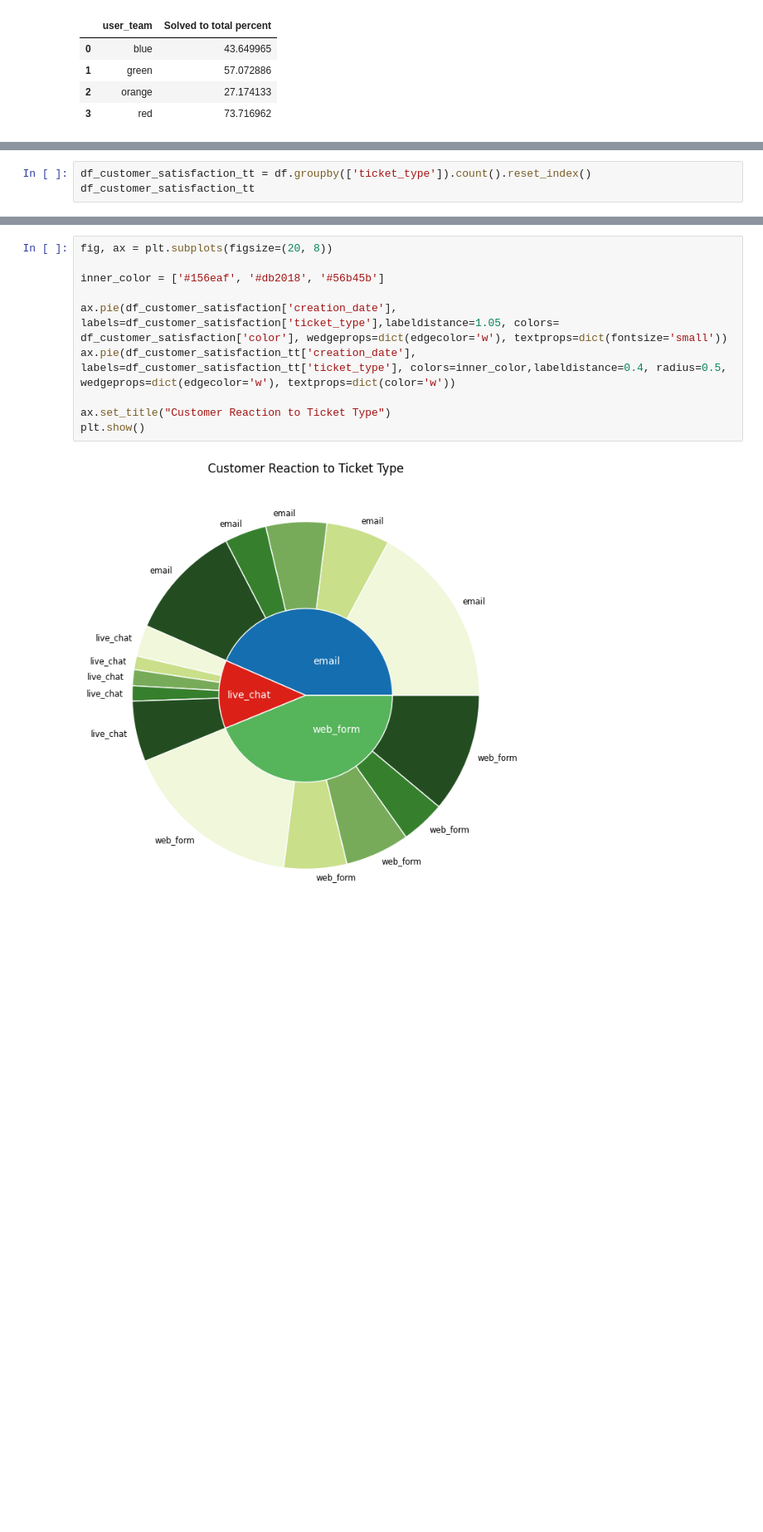
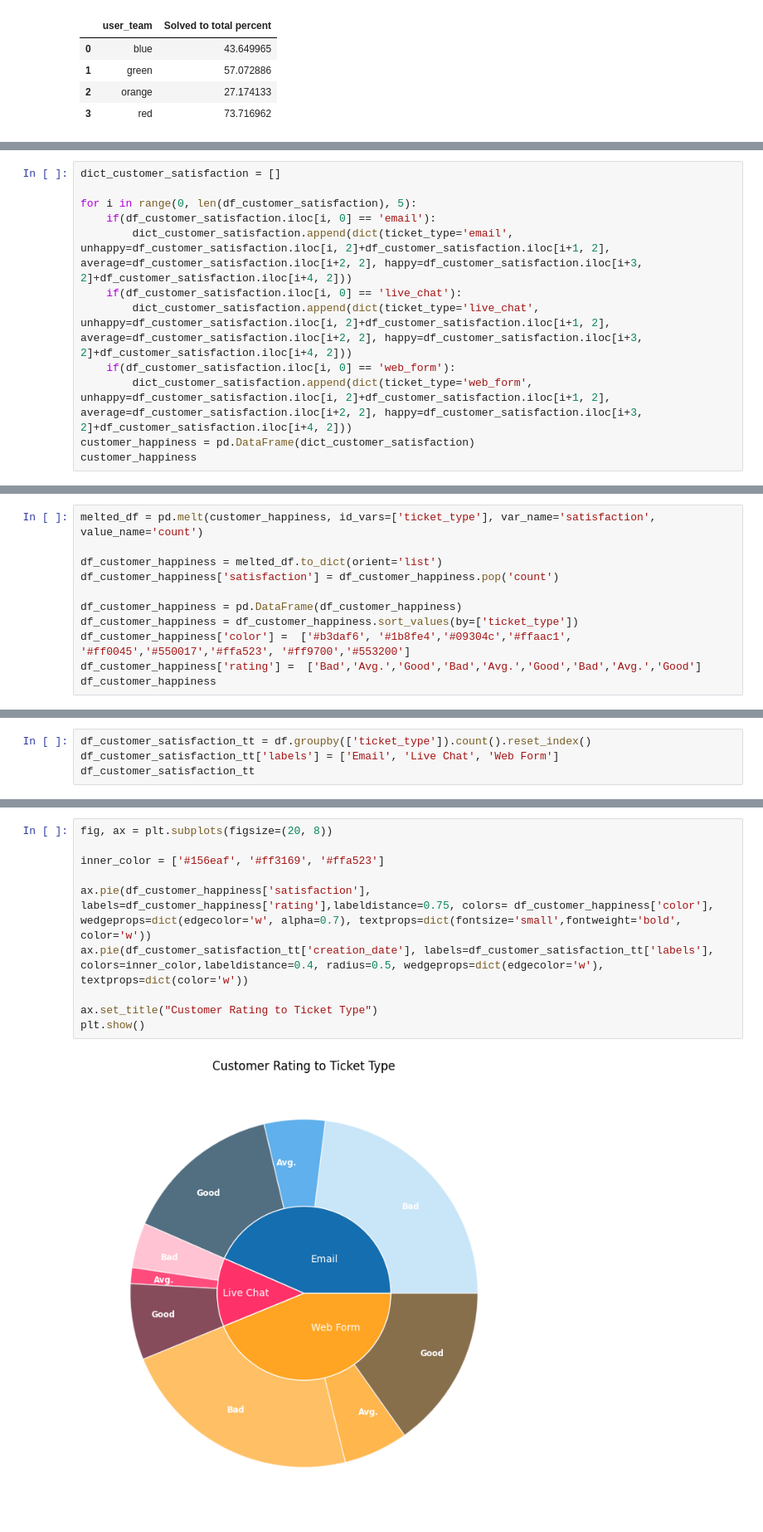
Before and after one commit to hiimani28/DVproject1, a Jupyter notebook: eda.ipynb, the cells around one changed output, grey strips where cells are left out. Shown at 83% size. Drawn from its saved outputs; the diff is of its cells as text; blank space fills up the shorter version.

```diff
--- a/eda.ipynb
+++ b/eda.ipynb
@@ -590,0 +599,12 @@ df_customer_satisfaction
+# %%
+dict_customer_satisfaction = []
+
+for i in range(0, len(df_customer_satisfaction), 5):
+    if(df_customer_satisfaction.iloc[i, 0] == 'email'):
+        dict_customer_satisfaction.append(dict(ticket_type='email', unhappy=df_customer_satisfaction.iloc[i, 2]+df_customer_satisfaction.iloc[i+1, 2], average=df_customer_satisfaction.iloc[i+2, 2], happy=df_customer_satisfaction.iloc[i+3, 2]+df_customer_satisfaction.iloc[i+4, 2]))
+    if(df_customer_satisfaction.iloc[i, 0] == 'live_chat'):
+        dict_customer_satisfaction.append(dict(ticket_type='live_chat', unhappy=df_customer_satisfaction.iloc[i, 2]+df_customer_satisfaction.iloc[i+1, 2], average=df_customer_satisfaction.iloc[i+2, 2], happy=df_customer_satisfaction.iloc[i+3, 2]+df_customer_satisfaction.iloc[i+4, 2]))
+    if(df_customer_satisfaction.iloc[i, 0] == 'web_form'):
+        dict_customer_satisfaction.append(dict(ticket_type='web_form', unhappy=df_customer_satisfaction.iloc[i, 2]+df_customer_satisfaction.iloc[i+1, 2], average=df_customer_satisfaction.iloc[i+2, 2], happy=df_customer_satisfaction.iloc[i+3, 2]+df_customer_satisfaction.iloc[i+4, 2]))
+customer_happiness = pd.DataFrame(dict_customer_satisfaction)
+customer_happiness
@@ -590,0 +616,11 @@ df_customer_satisfaction
+# %%
+melted_df = pd.melt(customer_happiness, id_vars=['ticket_type'], var_name='satisfaction', value_name='count')
+
+df_customer_happiness = melted_df.to_dict(orient='list')
+df_customer_happiness['satisfaction'] = df_customer_happiness.pop('count')
+
+df_customer_happiness = pd.DataFrame(df_customer_happiness)
+df_customer_happiness = df_customer_happiness.sort_values(by=['ticket_type'])
+df_customer_happiness['color'] =  ['#b3daf6', '#1b8fe4','#09304c','#ffaac1', '#ff0045','#550017','#ffa523', '#ff9700','#553200']
+df_customer_happiness['rating'] =  ['Bad','Avg.','Good','Bad','Avg.','Good','Bad','Avg.','Good']
+df_customer_happiness
@@ -591,5 +638,6 @@ df_customer_satisfaction
 # %%
 df_customer_satisfaction_tt = df.groupby(['ticket_type']).count().reset_index()
+df_customer_satisfaction_tt['labels'] = ['Email', 'Live Chat', 'Web Form']
 df_customer_satisfaction_tt
 # %% [output]
 |  | ticket_type | creation_date | view_date | action_date | customer_satisfaction | customer_problem_resolved | ... |
@@ -600,12 +647,12 @@ df_customer_satisfaction_tt
 # %%
 fig, ax = plt.subplots(figsize=(20, 8))
 
-inner_color = ['#156eaf', '#db2018', '#56b45b']
+inner_color = ['#156eaf', '#ff3169', '#ffa523']
 
-ax.pie(df_customer_satisfaction['creation_date'], labels=df_customer_satisfaction['ticket_type'],labeldistance=1.05, colors= df_customer_satisfaction['color'], wedgeprops=dict(edgecolor='w'), textprops=dict(fontsize='small'))
-ax.pie(df_customer_satisfaction_tt['creation_date'], labels=df_customer_satisfaction_tt['ticket_type'], colors=inner_color,labeldistance=0.4, radius=0.5, wedgeprops=dict(edgecolor='w'), textprops=dict(color='w'))
+ax.pie(df_customer_happiness['satisfaction'], labels=df_customer_happiness['rating'],labeldistance=0.75, colors= df_customer_happiness['color'], wedgeprops=dict(edgecolor='w', alpha=0.7), textprops=dict(fontsize='small',fontweight='bold', color='w'))
+ax.pie(df_customer_satisfaction_tt['creation_date'], labels=df_customer_satisfaction_tt['labels'], colors=inner_color,labeldistance=0.4, radius=0.5, wedgeprops=dict(edgecolor='w'), textprops=dict(color='w'))
 
-ax.set_title("Customer Reaction to Ticket Type")
+ax.set_title("Customer Rating to Ticket Type")
 plt.show()
 # %% [output]
-[figure, old version]
+[figure, new version]
```
Also changed, not shown: parts of 9 cells of this notebook.
